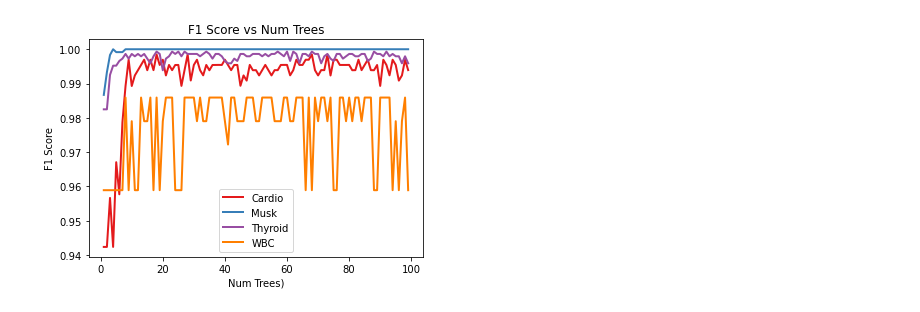
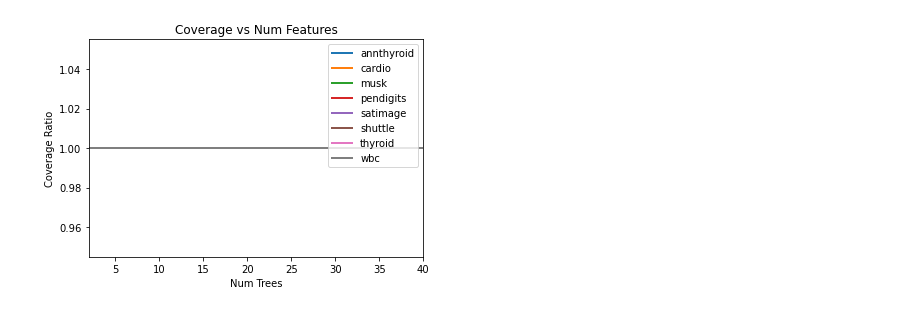
Before and after one commit to PeterVanNostrand/FACET, a Jupyter notebook: figures/vary-ntrees/vary_ntrees.ipynb, the cells around one changed output. Drawn from its saved outputs; the diff is of its cells as text; code cells hidden in the pictures.

```diff
--- a/figures/vary-ntrees/vary_ntrees.ipynb
+++ b/figures/vary-ntrees/vary_ntrees.ipynb
@@ -9,0 +13,8 @@ wbc = pd.read_csv("../../results/vary-ntrees/wbc.csv")
+# %%
+run_id, run_path = get_latest_results_directory("../../results/vary-ntrees")
+fig_output_path = make_fig_directory(run_id)
+found_ds, results = load_results(run_path, group_field="n_trees")
+print("Generating figures for run-{:03d}".format(run_id))
+print("Datasets included:")
+for ds in found_ds:
+    print("\t", ds)
@@ -50,14 +35,21 @@ plt.savefig("distance_ntrees.png")
-# %%
-# f1 score
-plt.figure()
-plt.plot(cardio.n_trees, cardio.f1, label="Cardio", color=colors[0], lw=2.0)
-plt.plot(musk.n_trees, musk.f1, label="Musk", color=colors[1], lw=2.0)
-plt.plot(thyroid.n_trees, thyroid.f1, label="Thyroid", color=colors[3], lw=2.0)
-plt.plot(wbc.n_trees, wbc.f1, label="WBC", color=colors[4], lw=2.0)
-plt.xlabel("Num Trees)")
-plt.ylabel("F1 Score")
-plt.title("F1 Score vs Num Trees")
-plt.legend(loc="best")
-plt.savefig("f1_ntrees.png")
-# %% [output]
-[figure, removed]
+# %%
+def render_plot(xfeature, yfeature, xlabel, ylabel, title, save_name, xrange=[2, 40], yrange=None):
+    plt.figure()
+
+    for i in range(len(found_ds)):
+        ds = found_ds[i]
+        plt.plot(results[ds][xfeature], results[ds][yfeature], label=ds, lw=2.0)
+
+    plt.xlabel(xlabel)
+    plt.ylabel(ylabel)
+    plt.title(title)
+    plt.legend(loc="best")
+    plt.xlim(xrange)
+    if yrange is not None:
+        plt.ylim(yrange)
+    plt.savefig(fig_output_path + save_name)
+# %%
+# Coverage vs Number of Trees
+render_plot("n_trees", "coverage_ratio", "Num Trees", "Coverage Ratio", "Coverage vs Num Features", "/coverage_ntrees.png")
+# %% [output]
+[figure, added]
```
Also changed, not shown: parts of 8 cells of this notebook, 39 other files.
